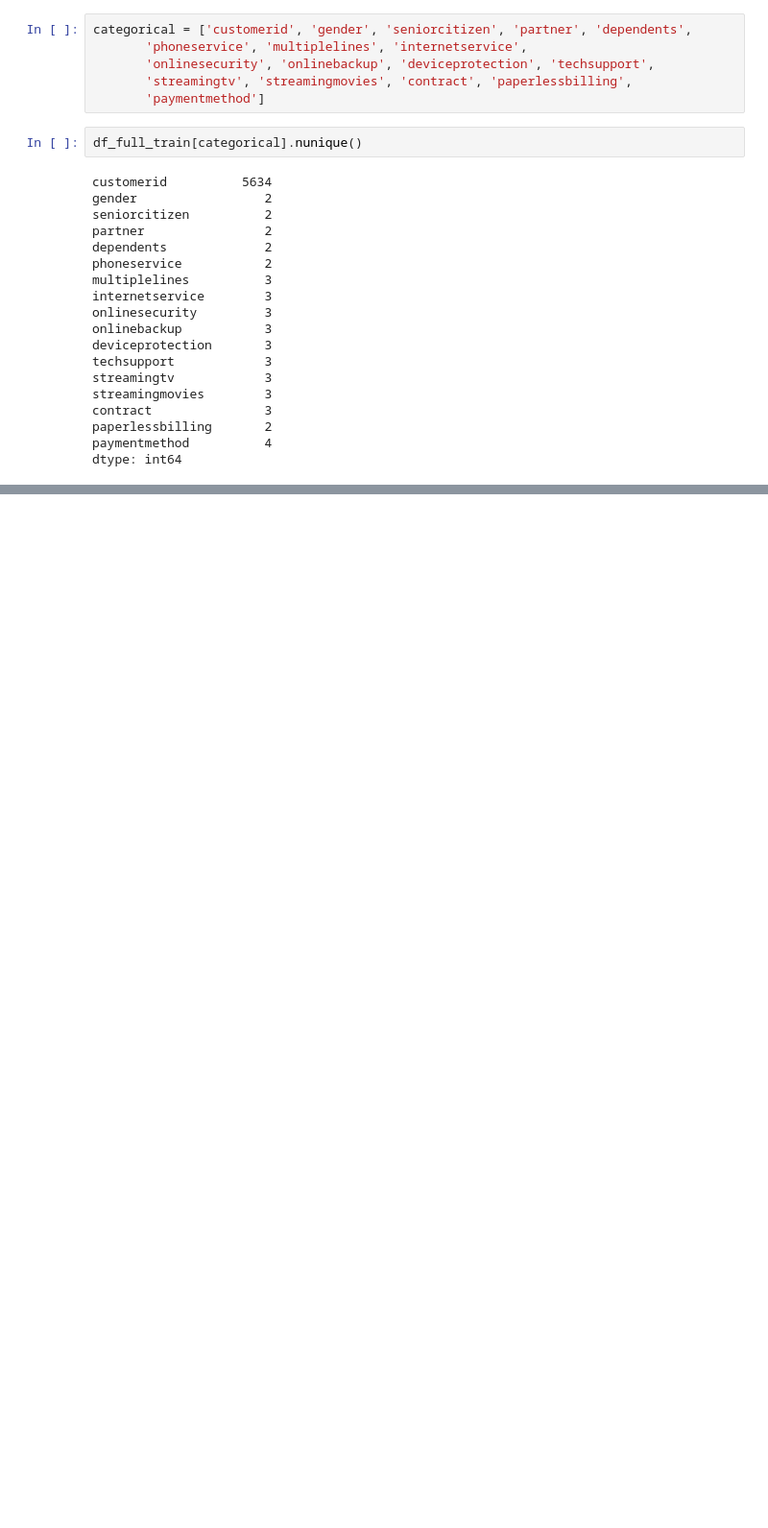
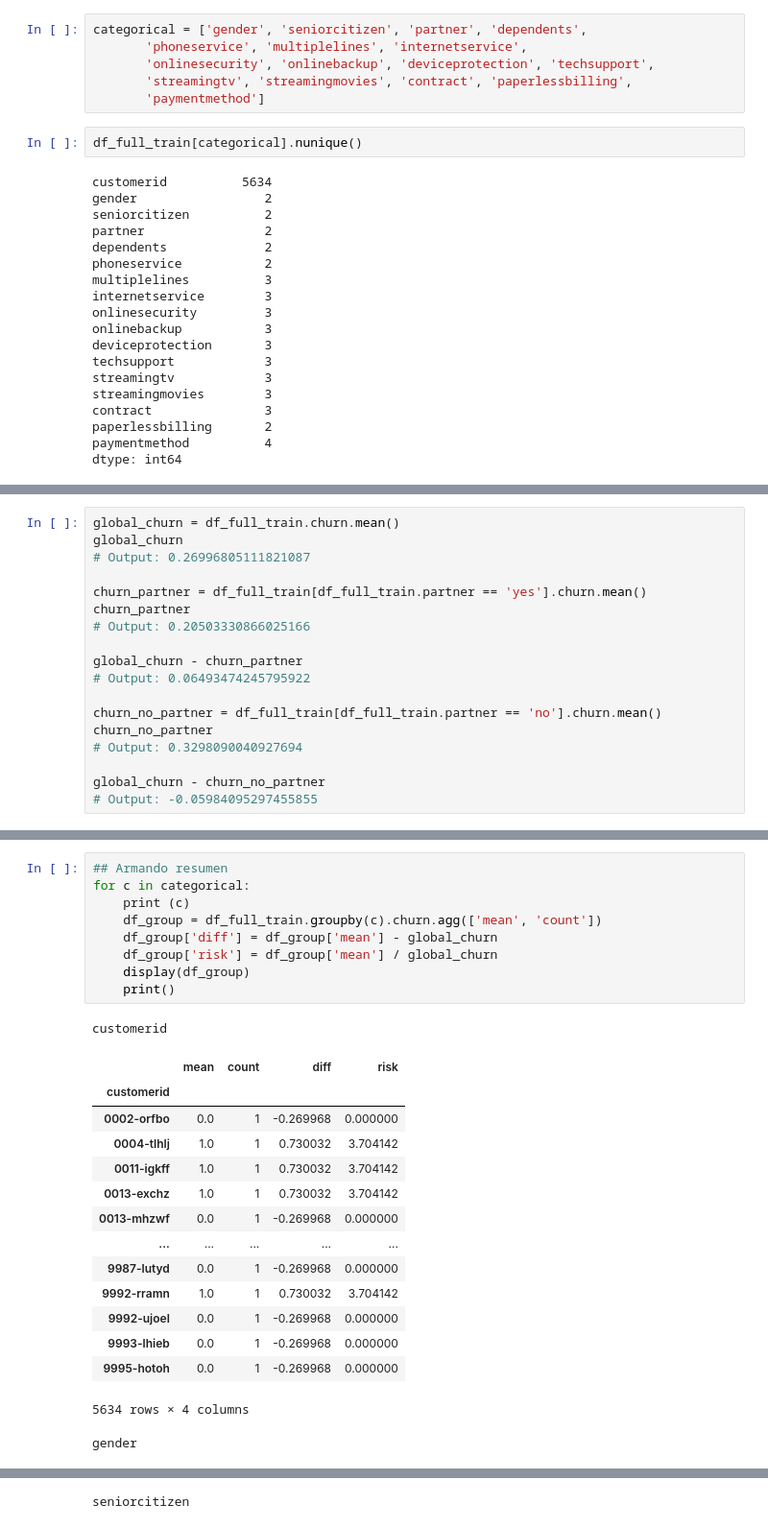
Before and after one commit to caro6852lq/ML-Zoomcamp-CaroVergara, a Jupyter notebook: 03_classification/03_classification.ipynb, the cells around one changed output, grey strips where cells are left out. Shown: that part at 96% size. Saved outputs shown, nothing was run; the diff lists cells and outputs as text; blank space fills up the shorter version.

```diff
--- a/03_classification/03_classification.ipynb
+++ b/03_classification/03_classification.ipynb
@@ -163,5 +163,5 @@ numerical = ['ternure','monthlycharges','totalcharges']
 # %%
-categorical = ['customerid', 'gender', 'seniorcitizen', 'partner', 'dependents',
+categorical = ['gender', 'seniorcitizen', 'partner', 'dependents',
        'phoneservice', 'multiplelines', 'internetservice',
        'onlinesecurity', 'onlinebackup', 'deviceprotection', 'techsupport',
        'streamingtv', 'streamingmovies', 'contract', 'paperlessbilling',
@@ -189,0 +210,18 @@ dtype: int64
+# %%
+global_churn = df_full_train.churn.mean()
+global_churn
+# Output: 0.26996805111821087
+
+churn_partner = df_full_train[df_full_train.partner == 'yes'].churn.mean()
+churn_partner
+# Output: 0.20503330866025166
+
+global_churn - churn_partner
+# Output: 0.06493474245795922
+
+churn_no_partner = df_full_train[df_full_train.partner == 'no'].churn.mean()
+churn_no_partner
+# Output: 0.3298090040927694
+
+global_churn - churn_no_partner
+# Output: -0.05984095297455855
@@ -189,0 +242,26 @@ dtype: int64
+# %%
+## Armando resumen
+for c in categorical:
+    print (c)
+    df_group = df_full_train.groupby(c).churn.agg(['mean', 'count'])
+    df_group['diff'] = df_group['mean'] - global_churn
+    df_group['risk'] = df_group['mean'] / global_churn
+    display(df_group)
+    print()
+# %% [output]
+customerid
+|  | mean | count | diff | risk |
+| customerid |  |  |  |  |
+| 0002-orfbo | 0.0 | 1 | -0.269968 | 0.000000 |
+| 0004-tlhlj | 1.0 | 1 | 0.730032 | 3.704142 |
+| 0011-igkff | 1.0 | 1 | 0.730032 | 3.704142 |
+| 0013-exchz | 1.0 | 1 | 0.730032 | 3.704142 |
+| 0013-mhzwf | 0.0 | 1 | -0.269968 | 0.000000 |
+| ... | ... | ... | ... | ... |
+| 9987-lutyd | 0.0 | 1 | -0.269968 | 0.000000 |
+| 9992-rramn | 1.0 | 1 | 0.730032 | 3.704142 |
+| 9992-ujoel | 0.0 | 1 | -0.269968 | 0.000000 |
+| 9993-lhieb | 0.0 | 1 | -0.269968 | 0.000000 |
+| 9995-hotoh | 0.0 | 1 | -0.269968 | 0.000000 |
+5634 rows × 4 columns
+gender
@@ -189,0 +272 @@ dtype: int64
+seniorcitizen
```
Also changed, not shown: parts of 20 cells of this notebook.
